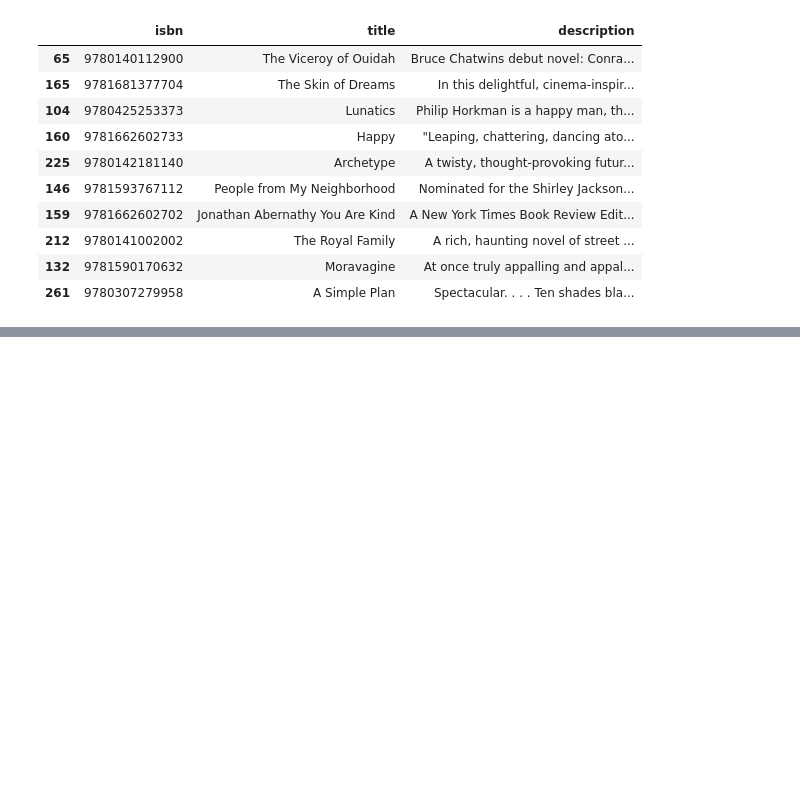
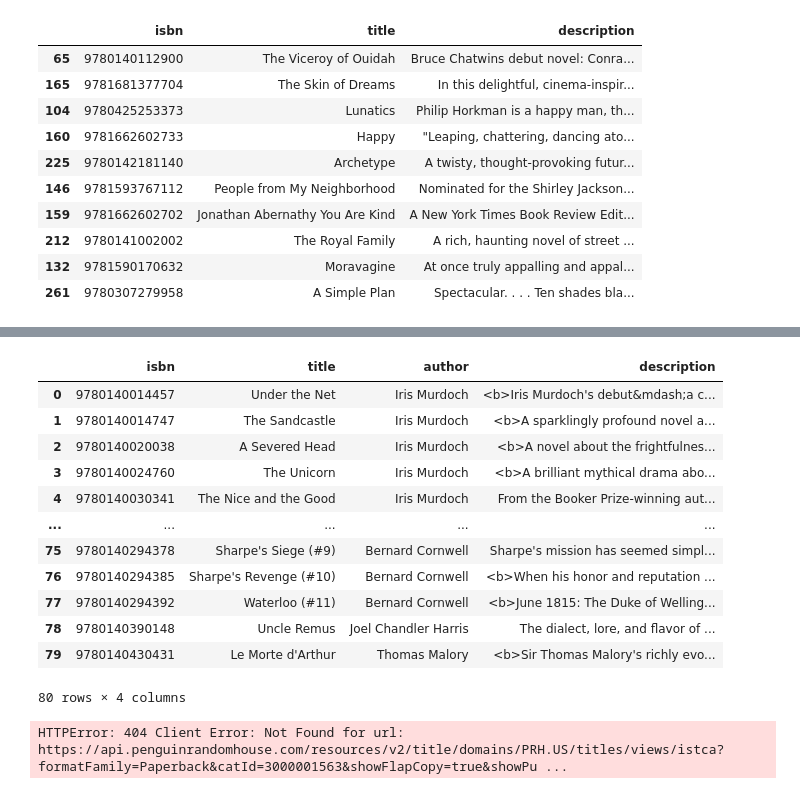
Before and after one commit to kibindy/DMW_Lab2, a Jupyter notebook: Scratch_Francis_v2.ipynb, the cells around one changed output, grey strips where cells are left out. Saved outputs shown, nothing was run; the diff lists cells and outputs as text; code cells hidden in the pictures; blank space fills up the shorter version.

```diff
--- a/Scratch_Francis_v2.ipynb
+++ b/Scratch_Francis_v2.ipynb
@@ -509,0 +627,35 @@ Try with SVD
+# %%
+corpus = pd.DataFrame(fetch[0]['data'])
+for catid in fetch:
+    df = pd.DataFrame(catid['data'])
+
+    try:
+        corpus = pd.concat([corpus, df], ignore_index=True)
+    except NameError:
+        corpus = df
+
+corpus = corpus.drop(columns=['isbnHyphenated', 'workId', 'coverUrl',
+       'format', 'subformat', 'binding', 'editionTarget', 'trim', 'edition',
+       'onSaleDate', 'exportOnSaleDate', 'price', 'exportPrice',
+       'globalDivision', 'publishingDivision', 'imprint', 'publishingStatus',
+       'series', 'language', 'seq', 'titleBlock', 'authors'])
+# corpus.set_index('isbn', inplace=True)
+corpus
+# %% [output]
+|  | isbn | title | author | description |
+| 0 | 9780140014457 | Under the Net | Iris Murdoch | <b>Iris Murdoch's debut&mdash;a c... |
+| 1 | 9780140014747 | The Sandcastle | Iris Murdoch | <b>A sparklingly profound novel a... |
+| 2 | 9780140020038 | A Severed Head | Iris Murdoch | <b>A novel about the frightfulnes... |
+| 3 | 9780140024760 | The Unicorn | Iris Murdoch | <b>A brilliant mythical drama abo... |
+| 4 | 9780140030341 | The Nice and the Good | Iris Murdoch | From the Booker Prize-winning aut... |
+| ... | ... | ... | ... | ... |
+| 75 | 9780140294378 | Sharpe's Siege (#9) | Bernard Cornwell | Sharpe's mission has seemed simpl... |
+| 76 | 9780140294385 | Sharpe's Revenge (#10) | Bernard Cornwell | <b>When his honor and reputation ... |
+| 77 | 9780140294392 | Waterloo (#11) | Bernard Cornwell | <b>June 1815: The Duke of Welling... |
+| 78 | 9780140390148 | Uncle Remus | Joel Chandler Harris | The dialect, lore, and flavor of ... |
+| 79 | 9780140430431 | Le Morte d'Arthur | Thomas Malory | <b>Sir Thomas Malory's richly evo... |
+80 rows × 4 columns
+# %%
+build_corpus()
+# %% [output]
+HTTPError: 404 Client Error: Not Found for url: https://api.penguinrandomhouse.com/resources/v2/title/domains/PRH.US/titles/views/istca?formatFamily=Paperback&catId=3000001563&showFlapCopy=true&showPu ...
```
Also changed, not shown: parts of 7 cells of this notebook.
